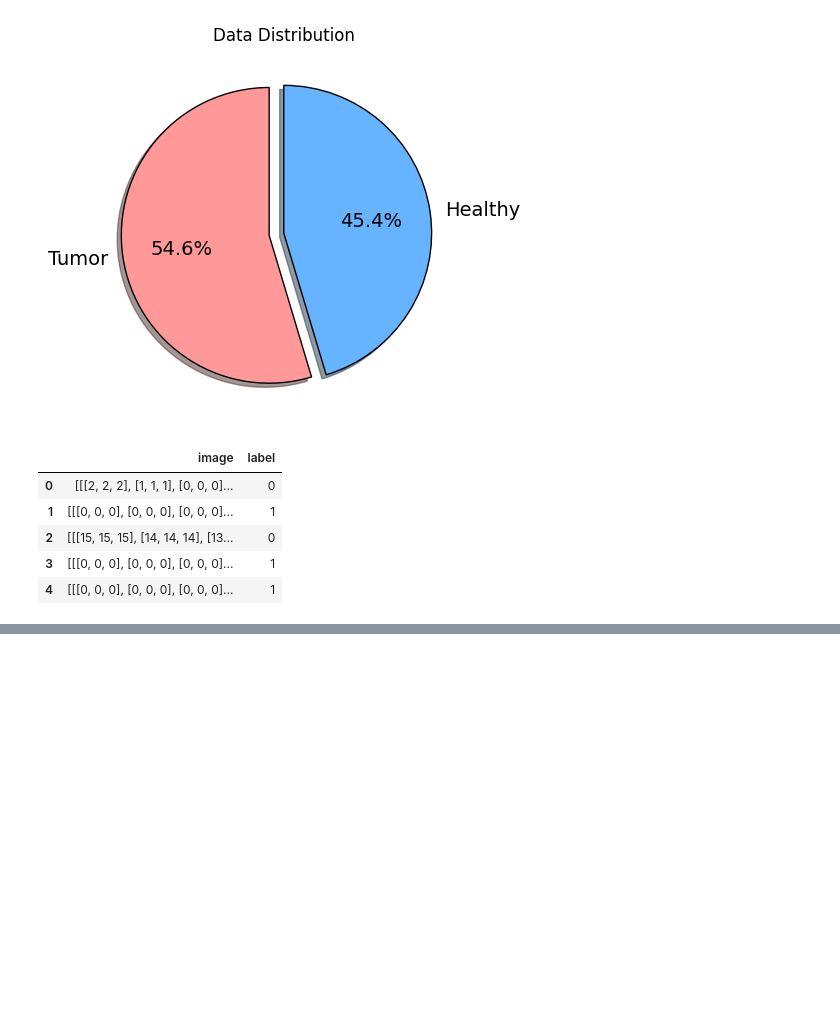
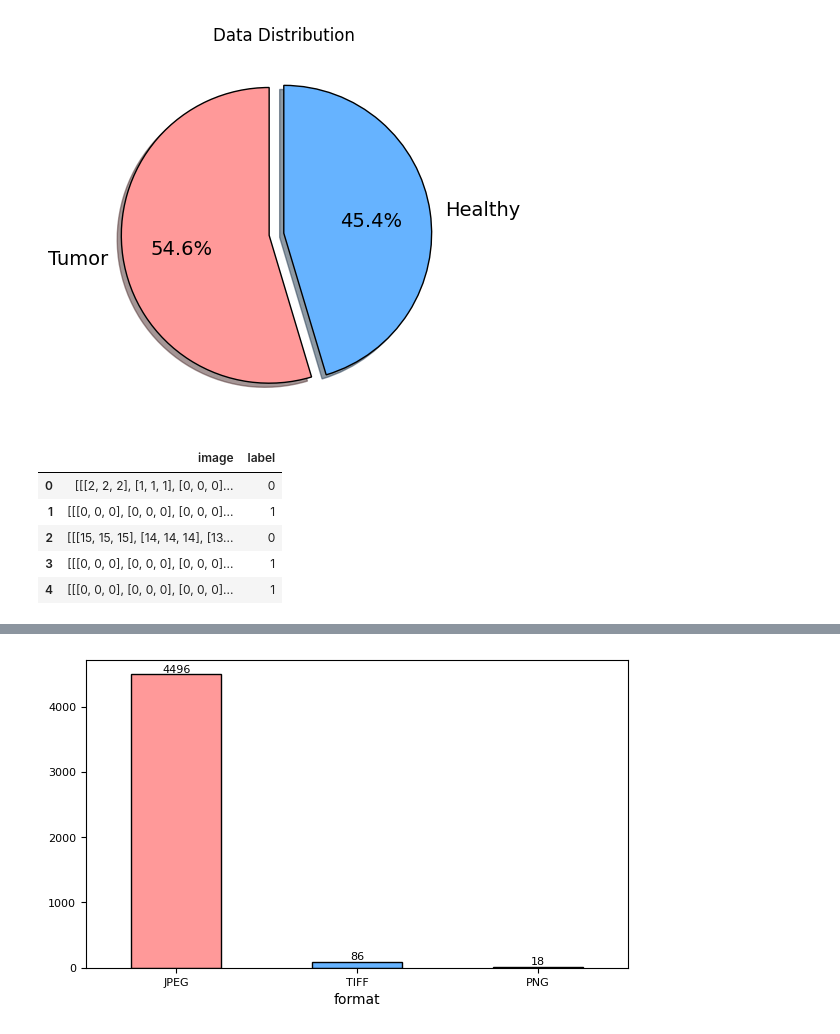
Before and after one commit to NoaAmichai/Brain_Tumor_Classification, a Jupyter notebook: Brain_Tumor_Classifiction.ipynb, the cells around one changed output, grey strips where cells are left out. Drawn from its saved outputs; the diff is of its cells as text; code cells hidden in the pictures; blank space fills up the shorter version.

```diff
--- a/Brain_Tumor_Classifiction.ipynb
+++ b/Brain_Tumor_Classifiction.ipynb
@@ -93,0 +102,6 @@ X_train, X_val, y_train, y_val = train_test_split(X_train, y_train, test_size=0.
+# %%
+meta_data['format'].value_counts().plot(kind='bar', color=['#ff9999','#66b3ff','#99ff99'], figsize=(7, 4), edgecolor='black', fontsize=8, rot=0)
+for i, v in enumerate(meta_data['format'].value_counts()):
+    plt.text(i, v, str(v), ha='center', va='bottom', fontsize=8)
+# %% [output]
+[figure, added]
```
Also changed, not shown: parts of 10 cells of this notebook.
